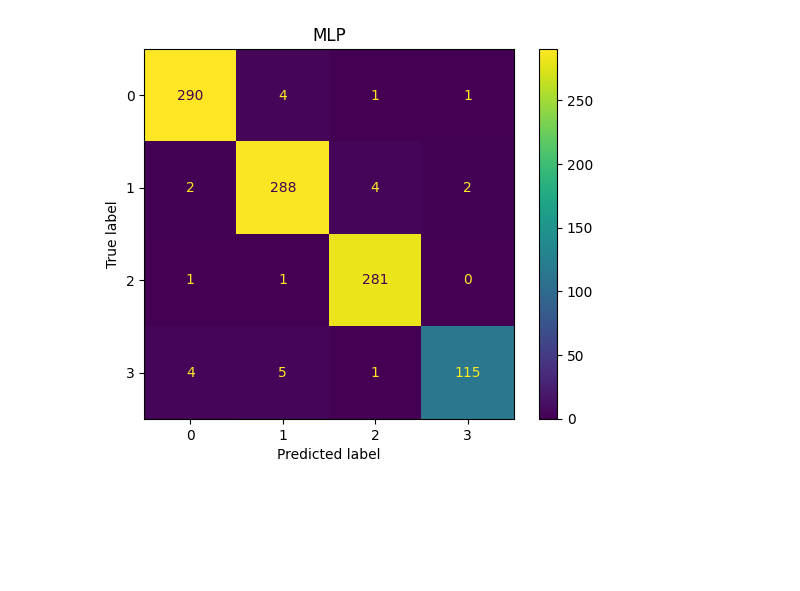
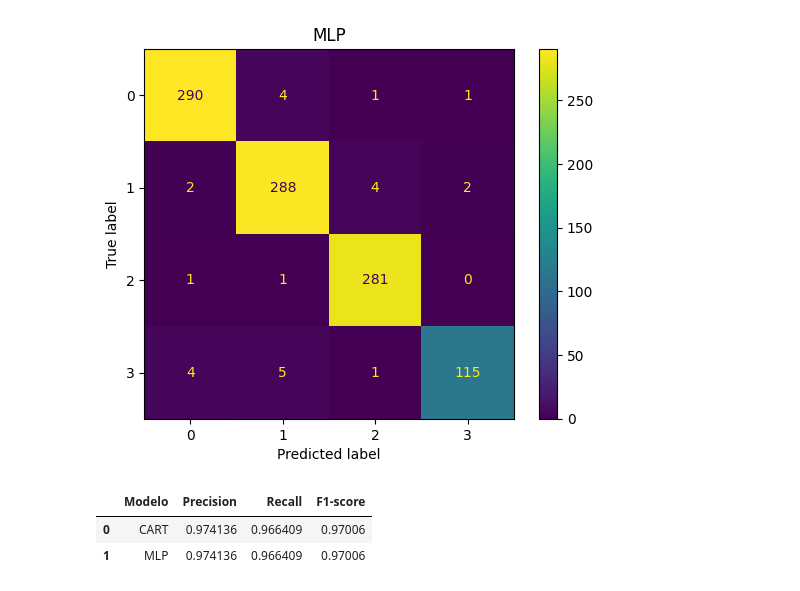
Before and after one commit to MatheusLoureiro2003/Classificao-Sistemas-Inteligentes, a Jupyter notebook: data_creation/Classificacao.ipynb, the cells around one changed output. Saved outputs shown, nothing was run; the diff lists cells and outputs as text; code cells hidden in the pictures; blank space fills up the shorter version.

```diff
--- a/data_creation/teste.ipynb
+++ b/data_creation/Classificacao.ipynb
@@ -465,3 +503,26 @@ plt.show()
 # %% [output]
 [figure]
 [figure]
+# %%
+from sklearn.metrics import f1_score, precision_score, recall_score
+
+f1_cart = f1_score(y_teste, y_pred_cart, average="macro")
+precision_cart = precision_score(y_teste, y_pred_cart, average="macro")
+recall_cart = recall_score(y_teste, y_pred_cart, average="macro")
+
+f1_mlp = f1_score(y_teste, y_pred_mlp, average="macro")
+precision_mlp = precision_score(y_teste, y_pred_mlp, average="macro")
+recall_mlp = recall_score(y_teste, y_pred_mlp, average="macro")
+
+comparacao_teste = pd.DataFrame({
+    "Modelo": ["CART", "MLP"],
+    "Precision": [precision_cart, precision_mlp],
+    "Recall": [recall_cart, recall_mlp],
+    "F1-score": [f1_cart, f1_mlp]
+})
+
+display(comparacao_teste)
+# %% [output]
+|  | Modelo | Precision | Recall | F1-score |
+| 0 | CART | 0.974136 | 0.966409 | 0.97006 |
+| 1 | MLP | 0.974136 | 0.966409 | 0.97006 |
```
Also changed, not shown: parts of 5 cells of this notebook, 2 other files.
